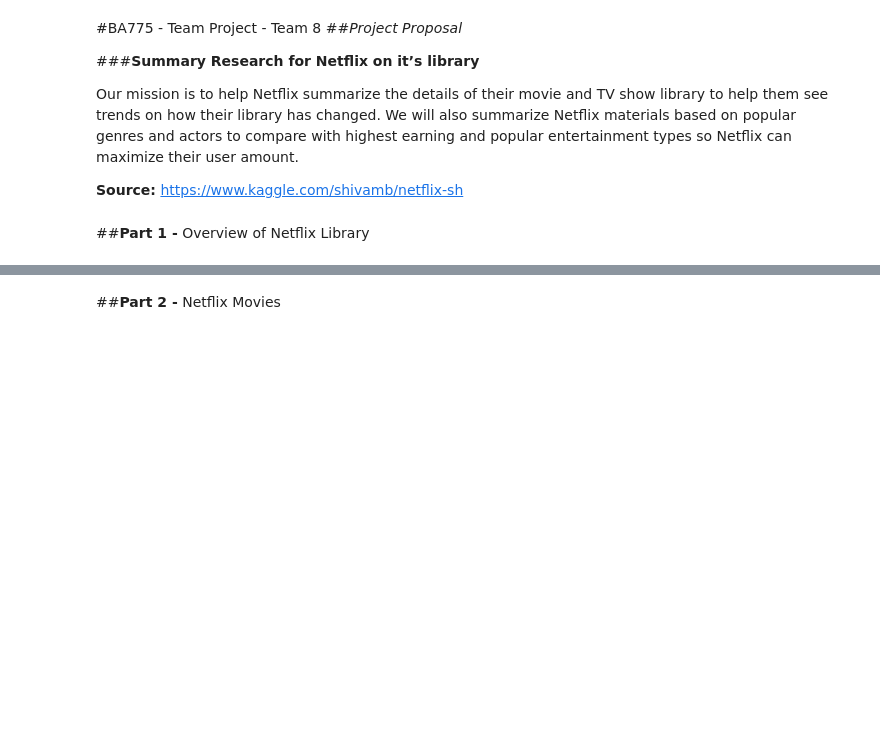
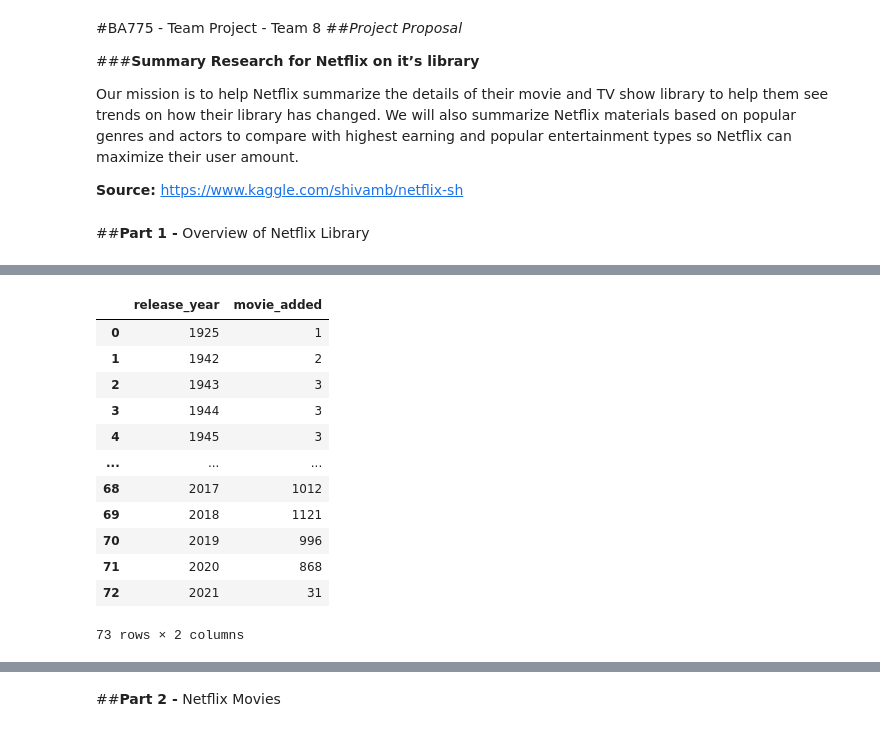
Before and after one commit to aditya248/Netflix-Exploratory-Data-Analysis, a Jupyter notebook: BA775_TeamProject_B2T8.ipynb, the cells around one changed output, grey strips where cells are left out. Cells and saved outputs as stored; diff of their text form; code cells hidden in the pictures; blank space fills up the shorter version.

```diff
--- a/BA775_TeamProject_B2T8.ipynb
+++ b/BA775_TeamProject_B2T8.ipynb
@@ -19,0 +74,19 @@ auth.authenticate_user()
+# %%
+%%bigquery --project=ba775-team8-b2
+SELECT release_year, COUNT(release_year) AS movie_added FROM `ba775-team8-b2.Netflix.netflix_titles`
+GROUP BY release_year
+ORDER BY release_year
+# %% [output]
+|  | release_year | movie_added |
+| 0 | 1925 | 1 |
+| 1 | 1942 | 2 |
+| 2 | 1943 | 3 |
+| 3 | 1944 | 3 |
+| 4 | 1945 | 3 |
+| ... | ... | ... |
+| 68 | 2017 | 1012 |
+| 69 | 2018 | 1121 |
+| 70 | 2019 | 996 |
+| 71 | 2020 | 868 |
+| 72 | 2021 | 31 |
+73 rows × 2 columns
```
Also changed, not shown: parts of 16 cells of this notebook.
